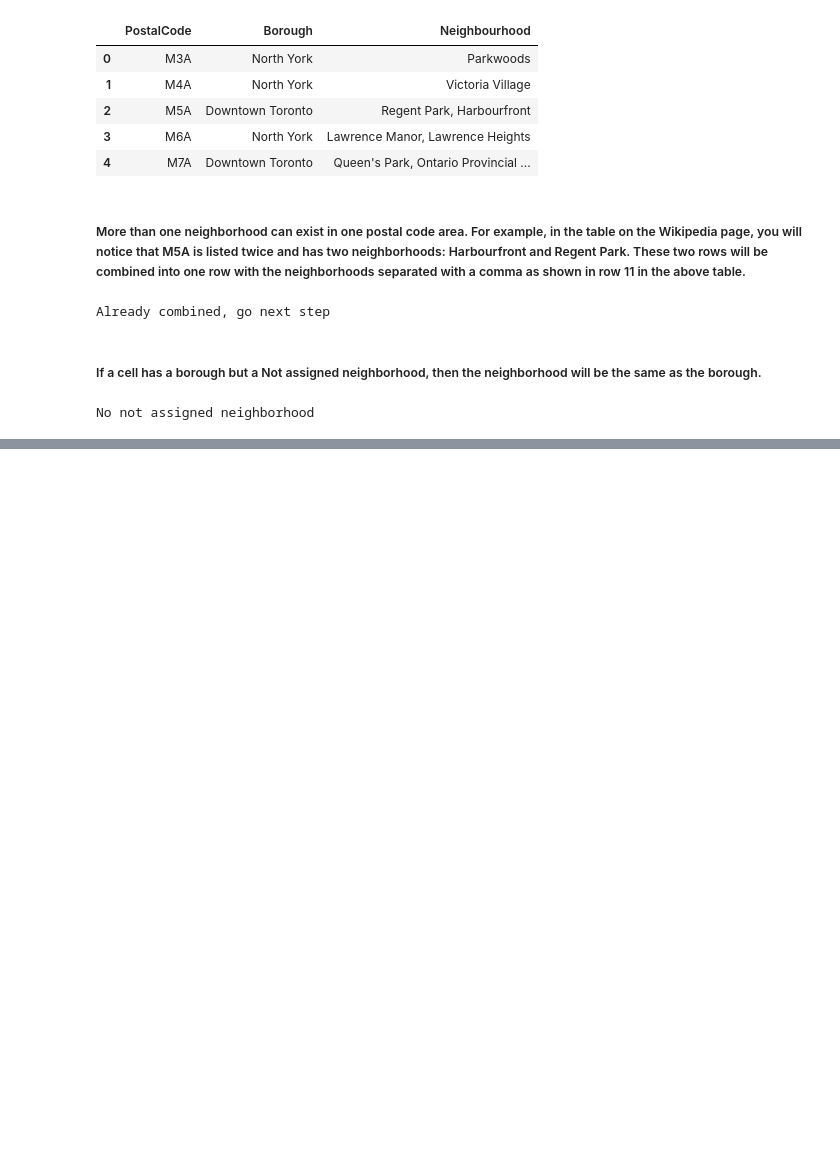
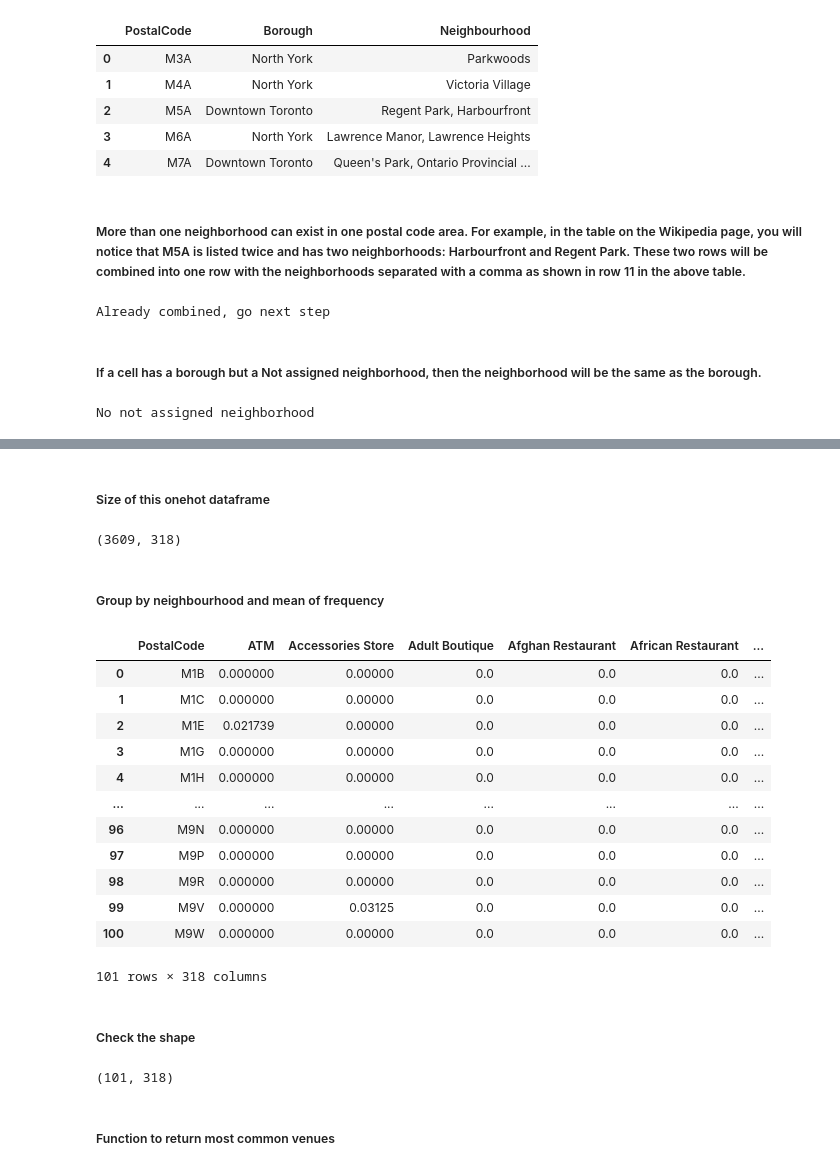
Before and after one commit to TheTibar/Coursera_Capstone, a Jupyter notebook: Capstone Notebook.ipynb, the cells around one changed output, grey strips where cells are left out. Cells and saved outputs as stored; diff of their text form; code cells hidden in the pictures; blank space fills up the shorter version.

```diff
--- a/Capstone Notebook.ipynb
+++ b/Capstone Notebook.ipynb
@@ -83,0 +191,6 @@ No not assigned neighborhood
+# %%
+if(lat_long_df.shape[0] == toronto_neighborhoods_source.shape[0]) & next_step:
+    print("Merge is possible, data can be slightely differents because of Bing geocoder")
+else:
+    print("Need to import csv")
+    lat_long_df = pd.read_csv("https://cocl.us/Geospatial_data")
@@ -83,0 +266,15 @@ No not assigned neighborhood
+# %%
+toronto_venues = pd.DataFrame(columns = ["PostalCode", "Venue", "VenueCategory"])
+
+ACCESS_TOKEN = 'CXLOL41WLZQXOQVTXHRLMNIIMQW11IW1MFM0ALPAGV3PZDGK'
+RADIUS = 500
+LIMIT = 200
+VERSION = '20180605'
+
+for postal, latitude, longitude in zip(toronto_with_lat_long["PostalCode"], toronto_with_lat_long["Latitude"], toronto_with_lat_long["Longitude"]):
+    url = 'https://api.foursquare.com/v2/venues/explore?oauth_token={}&ll={},{}&v={}&radius={}&limit={}'.format(ACCESS_TOKEN, latitude, longitude, VERSION, RADIUS, LIMIT)
+    results = requests.get(url).json()["response"]['groups'][0]['items']
+    for res in results:
+        venue = res['venue']['name']
+        category = res['venue']['categories'][0]['name']
+        toronto_venues = toronto_venues.append({"PostalCode":postal, "Venue":venue, "VenueCategory":category}, ignore_index=True)
@@ -83,0 +328,33 @@ No not assigned neighborhood
+# %% [markdown]
+##### Size of this onehot dataframe
+# %%
+toronto_onehot.shape
+# %% [output]
+(3609, 318)
+# %% [markdown]
+##### Group by neighbourhood and mean of frequency
+# %%
+toronto_grouped = toronto_onehot.groupby('PostalCode').mean().reset_index()
+toronto_grouped
+# %% [output]
+|  | PostalCode | ATM | Accessories Store | Adult Boutique | Afghan Restaurant | African Restaurant | ... |
+| 0 | M1B | 0.000000 | 0.00000 | 0.0 | 0.0 | 0.0 | ... |
+| 1 | M1C | 0.000000 | 0.00000 | 0.0 | 0.0 | 0.0 | ... |
+| 2 | M1E | 0.021739 | 0.00000 | 0.0 | 0.0 | 0.0 | ... |
+| 3 | M1G | 0.000000 | 0.00000 | 0.0 | 0.0 | 0.0 | ... |
+| 4 | M1H | 0.000000 | 0.00000 | 0.0 | 0.0 | 0.0 | ... |
+| ... | ... | ... | ... | ... | ... | ... | ... |
+| 96 | M9N | 0.000000 | 0.00000 | 0.0 | 0.0 | 0.0 | ... |
+| 97 | M9P | 0.000000 | 0.00000 | 0.0 | 0.0 | 0.0 | ... |
+| 98 | M9R | 0.000000 | 0.00000 | 0.0 | 0.0 | 0.0 | ... |
+| 99 | M9V | 0.000000 | 0.03125 | 0.0 | 0.0 | 0.0 | ... |
+| 100 | M9W | 0.000000 | 0.00000 | 0.0 | 0.0 | 0.0 | ... |
+101 rows × 318 columns
+# %% [markdown]
+##### Check the shape
+# %%
+toronto_grouped.shape
+# %% [output]
+(101, 318)
+# %% [markdown]
+##### Function to return most common venues
```
Also changed, not shown: parts of 46 cells of this notebook.
